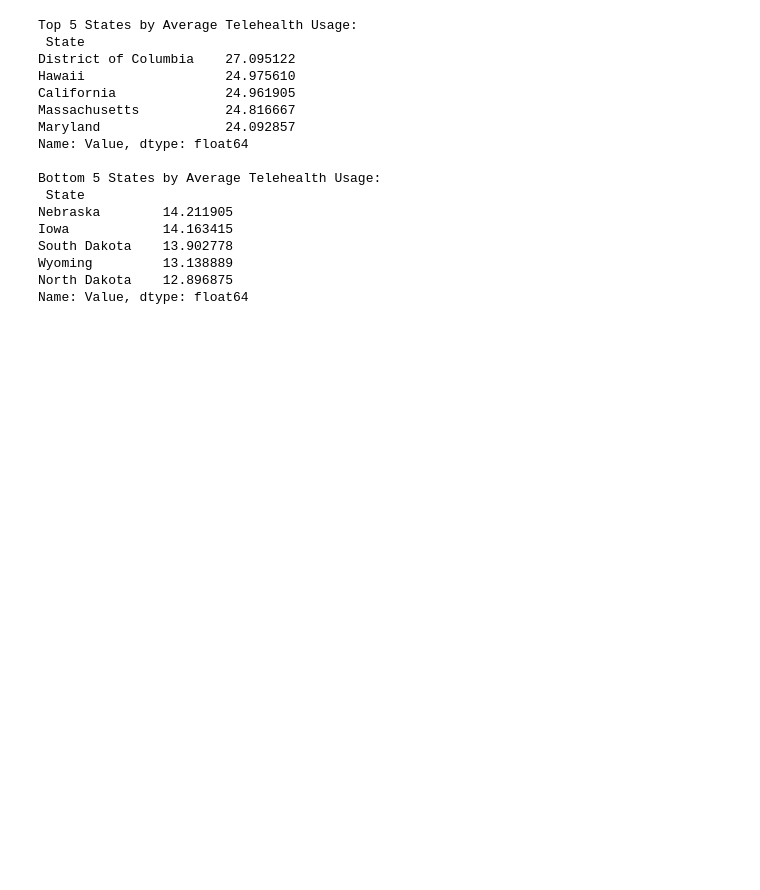
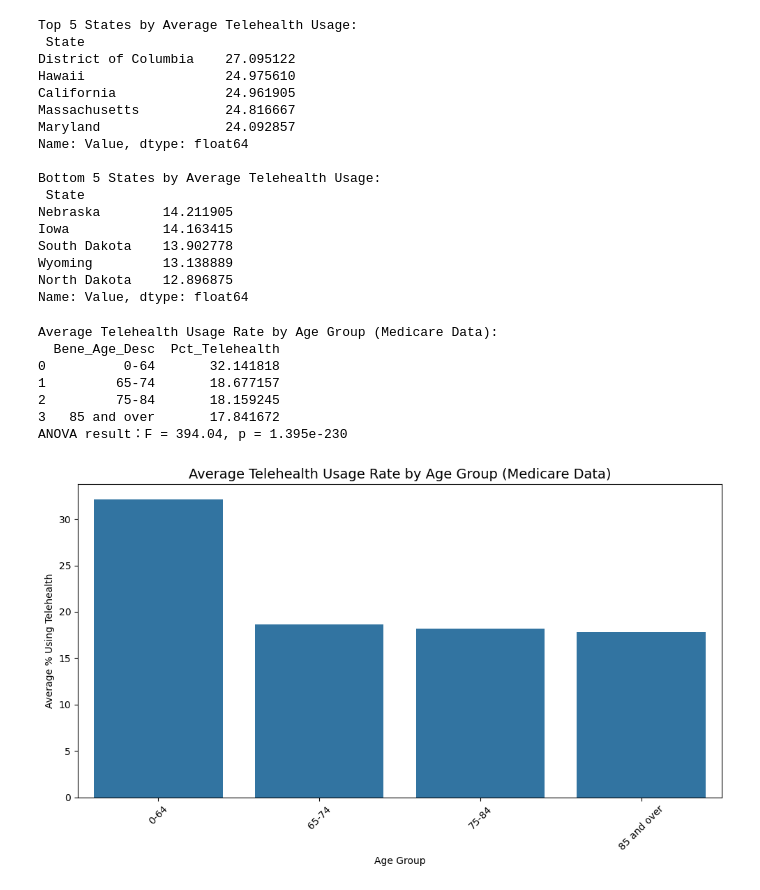
Before and after one commit to KoxiPi/CPSC-368-Project, a Jupyter notebook: EDAcode.ipynb, the cells around one changed output. Cells and saved outputs as stored; diff of their text form; code cells hidden in the pictures; blank space fills up the shorter version.

```diff
--- a/EDAcode.ipynb
+++ b/EDAcode.ipynb
@@ -95,3 +96,40 @@ South Dakota    13.902778
 Wyoming         13.138889
 North Dakota    12.896875
 Name: Value, dtype: float64
+# %%
+# Research Question 3
+df = pd.read_csv("./data/medicare_cleaned.csv")
+age_df = df[df["Bene_Age_Desc"] != "All"]
+
+age_group_avg = age_df.groupby("Bene_Age_Desc")["Pct_Telehealth"].mean().reset_index()
+age_group_avg = age_group_avg.sort_values(by="Pct_Telehealth", ascending=False)
+age_group_avg["Pct_Telehealth"] = age_group_avg["Pct_Telehealth"]*100
+
+print("Average Telehealth Usage Rate by Age Group (Medicare Data):")
+print(age_group_avg)
+
+# ANOVA
+anova_groups = [age_df[age_df["Bene_Age_Desc"] == age]["Pct_Telehealth"]
+                for age in age_group_avg["Bene_Age_Desc"]]
+
+f_stat, p_value = f_oneway(*anova_groups)
+print(f"ANOVA result：F = {f_stat:.2f}, p = {p_value:.3e}")
+
+
+plt.figure(figsize=(10, 6))
+sns.barplot(data=age_group_avg, x="Bene_Age_Desc", y="Pct_Telehealth")
+plt.title("Average Telehealth Usage Rate by Age Group (Medicare Data)", fontsize=14)
+plt.xlabel("Age Group")
+plt.ylabel("Average % Using Telehealth")
+plt.xticks(rotation=45)
+plt.tight_layout()
+plt.show()
+# %% [output]
+Average Telehealth Usage Rate by Age Group (Medicare Data):
+  Bene_Age_Desc  Pct_Telehealth
+0          0-64       32.141818
+1         65-74       18.677157
+2         75-84       18.159245
+3   85 and over       17.841672
+ANOVA result：F = 394.04, p = 1.395e-230
+[figure, added]
```
Also changed, not shown: parts of 2 cells of this notebook.
